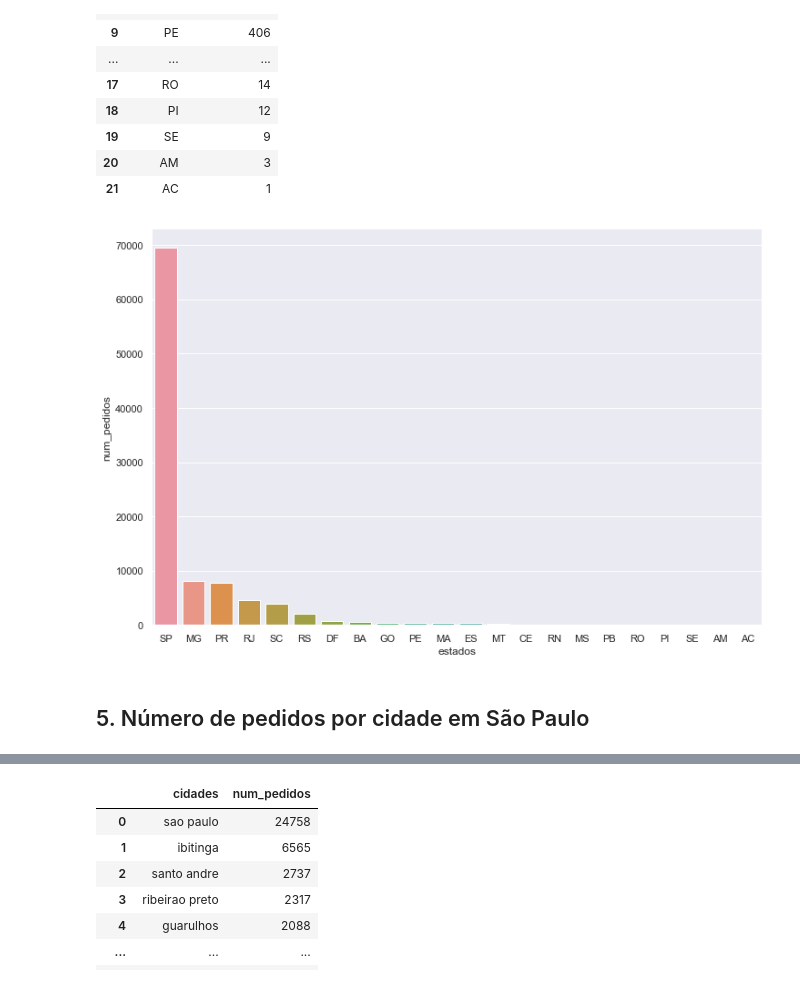
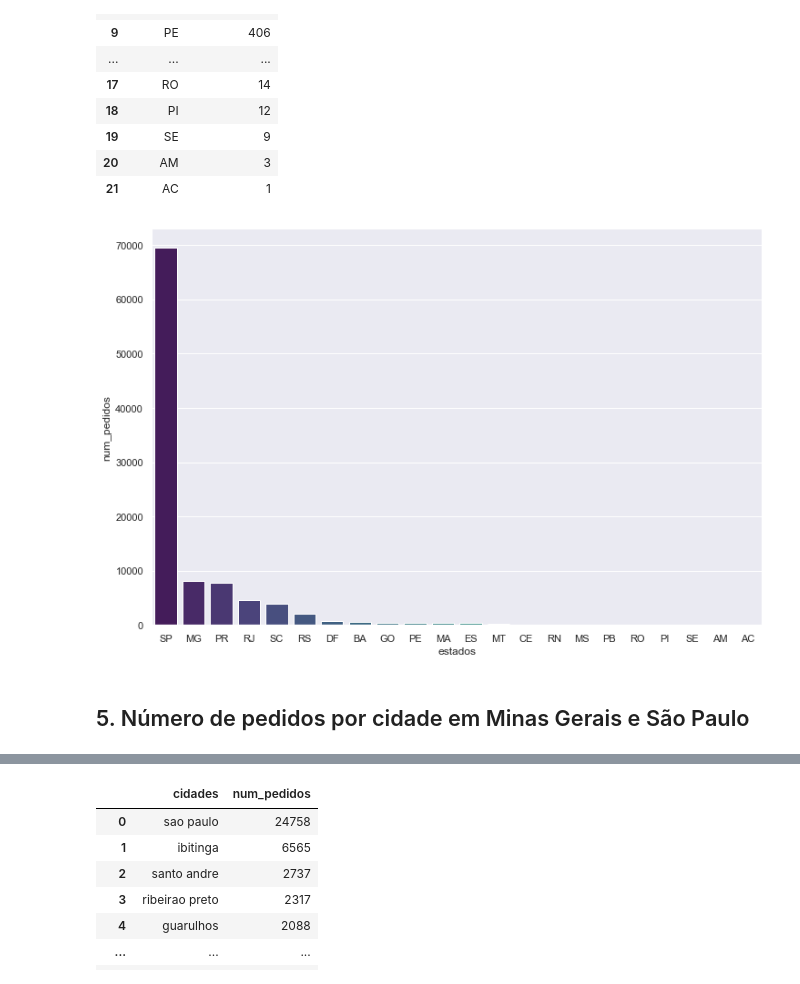
Before and after one commit to deborabmfreitas/projeto-sql, a Jupyter notebook: project.ipynb, the cells around one changed output, grey strips where cells are left out. Drawn from its saved outputs; the diff is of its cells as text; code cells hidden in the pictures.

```diff
--- a/project.ipynb
+++ b/project.ipynb
@@ -248,0 +209,4 @@ olist_orders.loc[pedidos_indisponiveis, :]
+# %%
+olist_orders.drop(['order_purchase_timestamp',
+       'order_approved_at', 'order_delivered_carrier_date',
+       'order_delivered_customer_date', 'order_estimated_delivery_date'], axis=1, inplace=True)
@@ -526,9 +476,9 @@ order_states
 # %%
 fig = plt.figure(figsize=(12, 8))
 sns.set(style="darkgrid")
-sns.barplot(x='estados', y='num_pedidos', data=order_states, errorbar='sd')
+sns.barplot(x='estados', y='num_pedidos', data=order_states, palette="viridis")
 plt.show()
 # %% [output]
-[figure, old version]
+[figure, new version]
 # %% [markdown]
-## 5. Número de pedidos por cidade em São Paulo
+## 5. Número de pedidos por cidade em Minas Gerais e São Paulo
```
Also changed, not shown: parts of 52 cells of this notebook.
